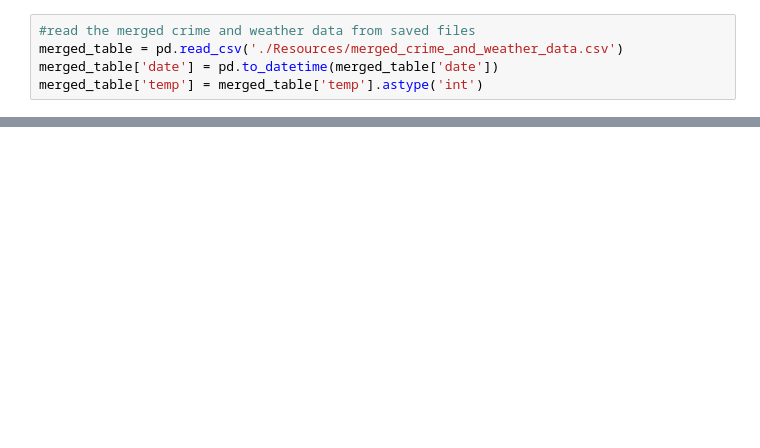
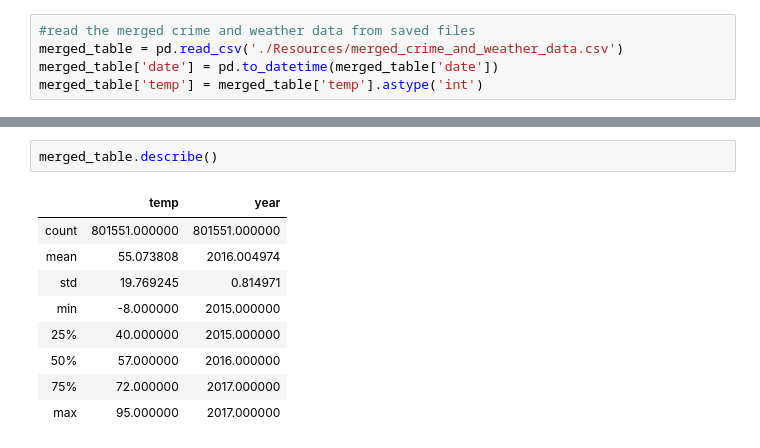
Before and after one commit to evansvillewy/07-Project-1, a Jupyter notebook: CrimeRatesByYearAndTemp.ipynb, the cells around one changed output, grey strips where cells are left out. Saved outputs shown, nothing was run; the diff lists cells and outputs as text; blank space fills up the shorter version.

```diff
--- a/CrimeRatesByYearAndTemp.ipynb
+++ b/CrimeRatesByYearAndTemp.ipynb
@@ -26,0 +31,12 @@ merged_table.head()
+# %%
+merged_table.describe()
+# %% [output]
+|  | temp | year |
+| count | 801551.000000 | 801551.000000 |
+| mean | 55.073808 | 2016.004974 |
+| std | 19.769245 | 0.814971 |
+| min | -8.000000 | 2015.000000 |
+| 25% | 40.000000 | 2015.000000 |
+| 50% | 57.000000 | 2016.000000 |
+| 75% | 72.000000 | 2017.000000 |
+| max | 95.000000 | 2017.000000 |
```
Also changed, not shown: parts of 13 cells of this notebook, 9 other files.
